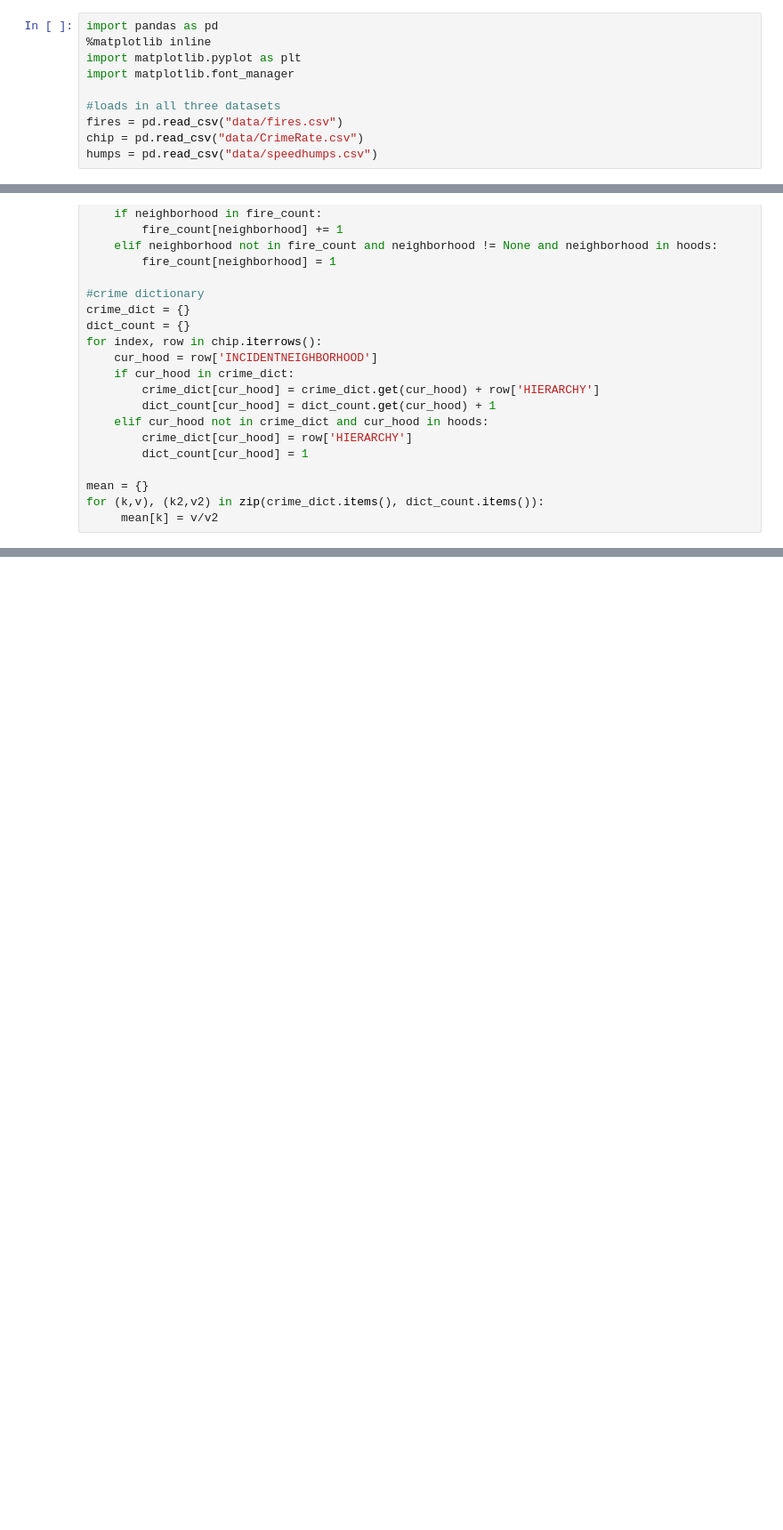
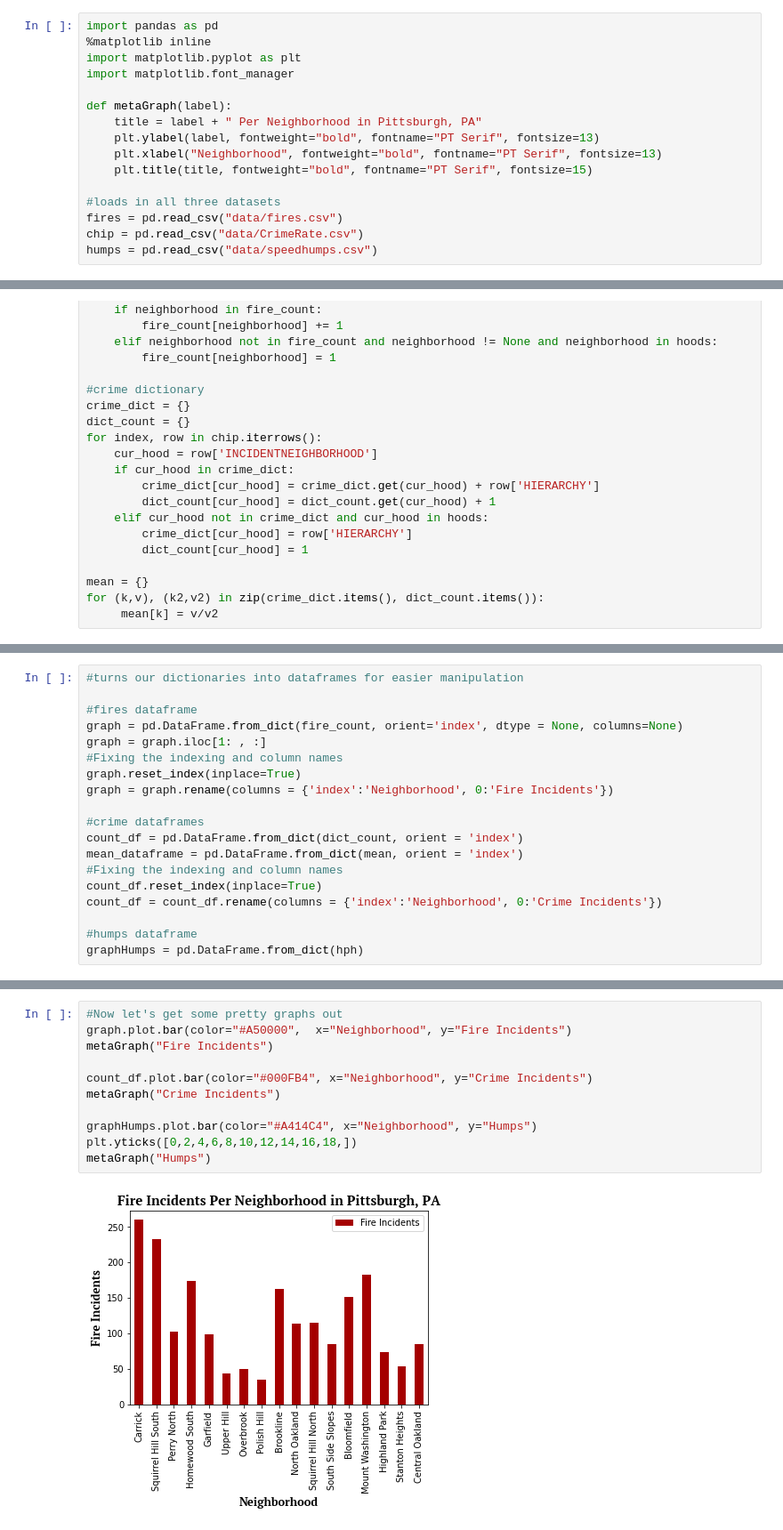
Before and after one commit to MasonGobat/bigIdeasFinalProject, a Jupyter notebook: hoodSafety.ipynb, the cells around one changed output, grey strips where cells are left out. Shown at 89% size. Saved outputs shown, nothing was run; the diff lists cells and outputs as text; blank space fills up the shorter version.

```diff
--- a/hoodSafety.ipynb
+++ b/hoodSafety.ipynb
@@ -4,6 +12,12 @@ import pandas as pd
 import matplotlib.pyplot as plt
 import matplotlib.font_manager
 
+def metaGraph(label):
+    title = label + " Per Neighborhood in Pittsburgh, PA"
+    plt.ylabel(label, fontweight="bold", fontname="PT Serif", fontsize=13)
+    plt.xlabel("Neighborhood", fontweight="bold", fontname="PT Serif", fontsize=13)
+    plt.title(title, fontweight="bold", fontname="PT Serif", fontsize=15)
+
 #loads in all three datasets
 fires = pd.read_csv("data/fires.csv")
 chip = pd.read_csv("data/CrimeRate.csv")
@@ -133,0 +80,19 @@ success
+# %%
+#turns our dictionaries into dataframes for easier manipulation
+
+#fires dataframe
+graph = pd.DataFrame.from_dict(fire_count, orient='index', dtype = None, columns=None)
+graph = graph.iloc[1: , :]
+#Fixing the indexing and column names
+graph.reset_index(inplace=True)
+graph = graph.rename(columns = {'index':'Neighborhood', 0:'Fire Incidents'})
+
+#crime dataframes
+count_df = pd.DataFrame.from_dict(dict_count, orient = 'index')
+mean_dataframe = pd.DataFrame.from_dict(mean, orient = 'index')
+#Fixing the indexing and column names
+count_df.reset_index(inplace=True)
+count_df = count_df.rename(columns = {'index':'Neighborhood', 0:'Crime Incidents'})
+
+#humps dataframe
+graphHumps = pd.DataFrame.from_dict(hph)
@@ -133,0 +103,13 @@ success
+# %%
+#Now let's get some pretty graphs out
+graph.plot.bar(color="#A50000",  x="Neighborhood", y="Fire Incidents")
+metaGraph("Fire Incidents")
+
+count_df.plot.bar(color="#000FB4", x="Neighborhood", y="Crime Incidents")
+metaGraph("Crime Incidents")
+
+graphHumps.plot.bar(color="#A414C4", x="Neighborhood", y="Humps")
+plt.yticks([0,2,4,6,8,10,12,14,16,18,])
+metaGraph("Humps")
+# %% [output]
+[figure, added]
```
Also changed, not shown: parts of 13 cells of this notebook.
